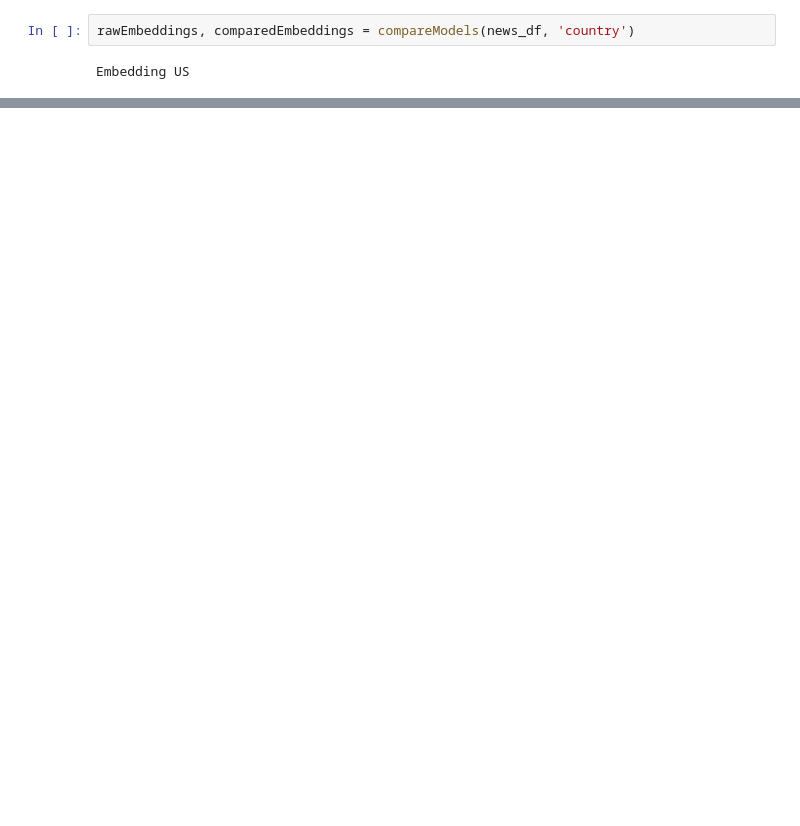
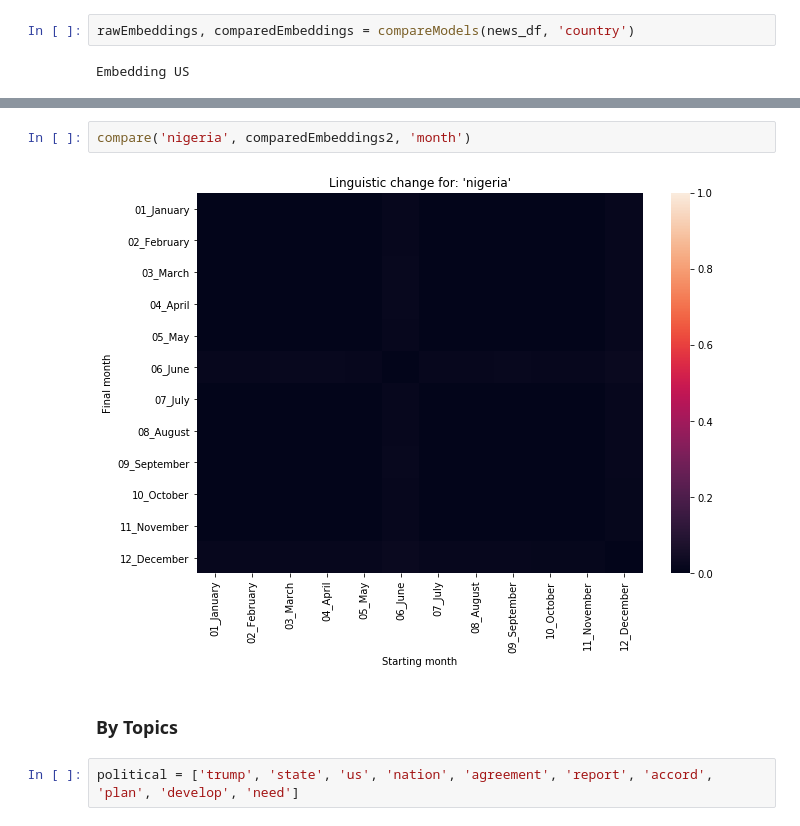
Before and after one commit to sunnyjooey/climate-news-analyst, a Jupyter notebook: word_embeddings_notebooks/Word_Embedding_Change.ipynb, the cells around one changed output, grey strips where cells are left out. Cells and saved outputs as stored; diff of their text form; blank space fills up the shorter version.

```diff
--- a/word_embeddings_notebooks/Word_Embedding_Change.ipynb
+++ b/word_embeddings_notebooks/Word_Embedding_Change.ipynb
@@ -152,0 +326,8 @@ Embedding US
+# %%
+compare('nigeria', comparedEmbeddings2, 'month')
+# %% [output]
+[figure, added]
+# %% [markdown]
+### By Topics
+# %%
+political = ['trump', 'state', 'us', 'nation', 'agreement', 'report', 'accord', 'plan', 'develop', 'need']
```
Also changed, not shown: parts of 19 cells of this notebook.
